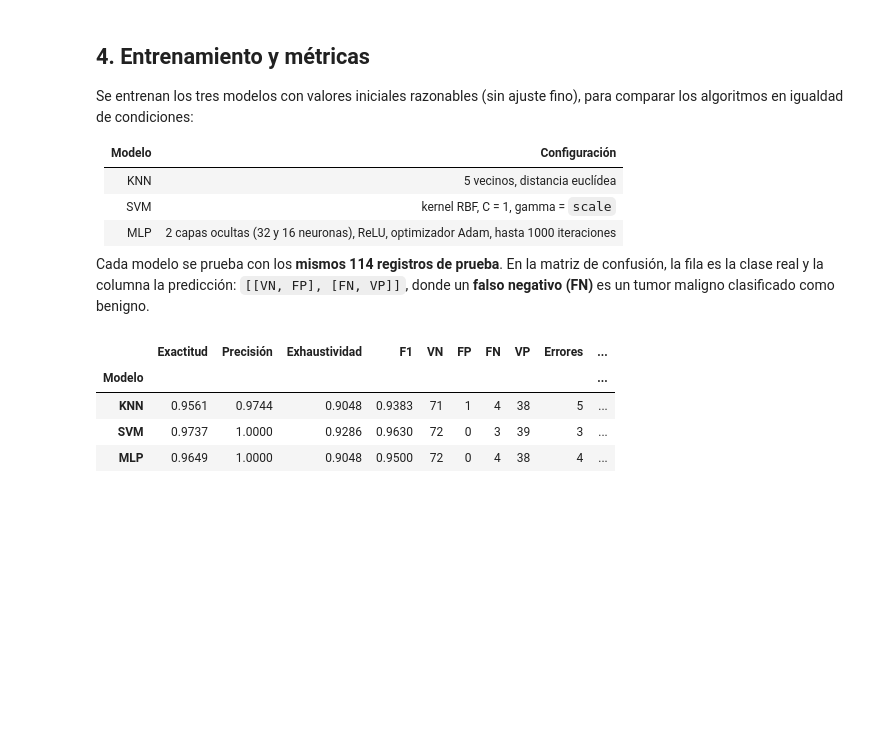
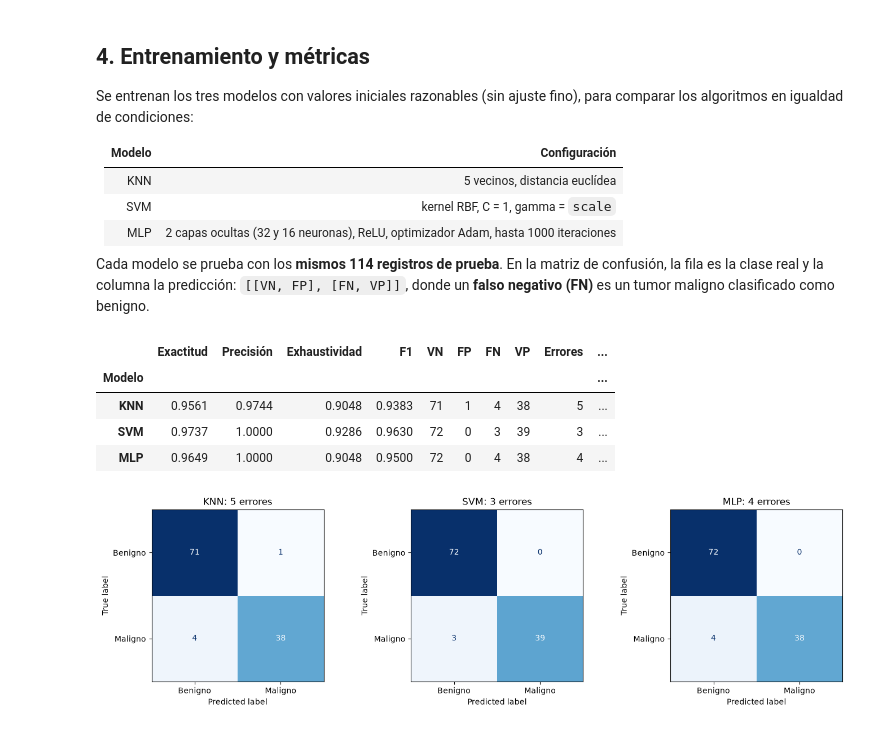
Before and after one commit to strawrabbit0424/comparacion-knn-svm-mlp, a Jupyter notebook: Comparacion_KNN_SVM_MLP.ipynb, the cells around one changed output. Drawn from its saved outputs; the diff is of its cells as text; code cells hidden in the pictures; blank space fills up the shorter version.

Commit message:
Agrega matrices de confusión de los tres modelos

```diff
--- a/Comparacion_KNN_SVM_MLP.ipynb
+++ b/Comparacion_KNN_SVM_MLP.ipynb
@@ -174,3 +174,12 @@ display(resultados.round(4))
 | KNN | 0.9561 | 0.9744 | 0.9048 | 0.9383 | 71 | 1 | 4 | 38 | 5 | ... |
 | SVM | 0.9737 | 1.0000 | 0.9286 | 0.9630 | 72 | 0 | 3 | 39 | 3 | ... |
 | MLP | 0.9649 | 1.0000 | 0.9048 | 0.9500 | 72 | 0 | 4 | 38 | 4 | ... |
+# %%
+fig, ax = plt.subplots(1, 3, figsize=(14, 4))
+for a, nombre in zip(ax, modelos):
+    ConfusionMatrixDisplay(confusion_matrix(y_test, predicciones[nombre]),
+                           display_labels=["Benigno", "Maligno"]).plot(ax=a, cmap="Blues", colorbar=False)
+    a.set_title(f"{nombre}: {resultados.loc[nombre, 'Errores']} errores")
+plt.tight_layout(); plt.show()
+# %% [output]
+[figure, added]
```
